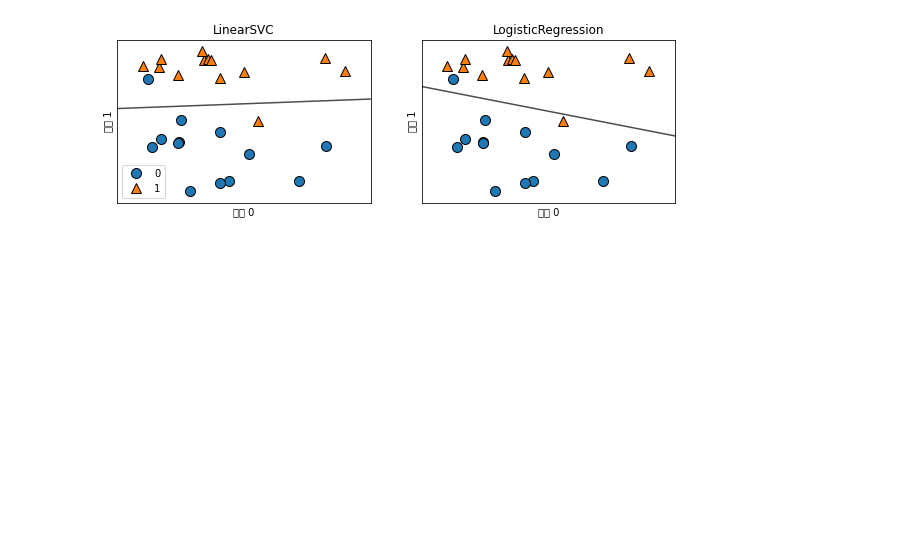
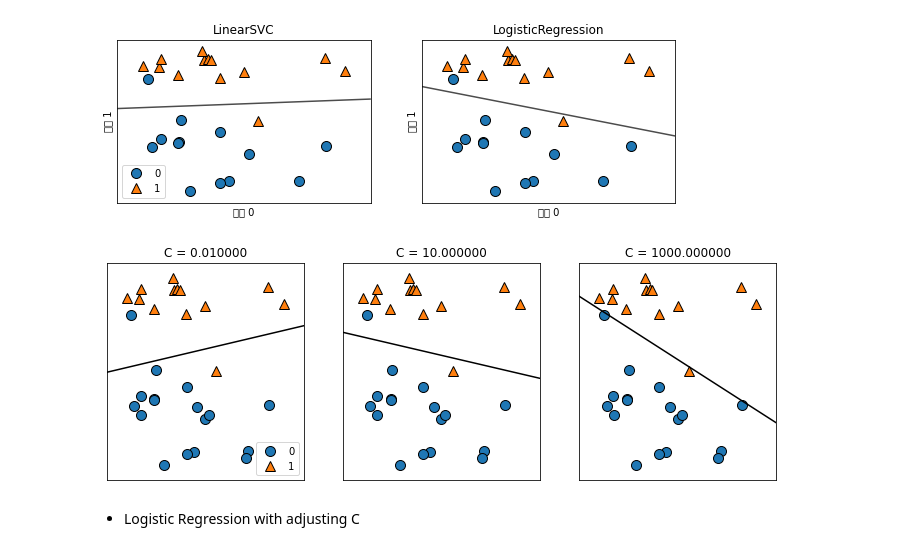
Before and after one commit to ikeven94/py_repo, a Jupyter notebook: Modeling.ipynb, the cells around one changed output. Saved outputs shown, nothing was run; the diff lists cells and outputs as text; code cells hidden in the pictures; blank space fills up the shorter version.

Commit message:
Supervised Learning Modeling

```diff
--- a/Modeling.ipynb
+++ b/Modeling.ipynb
@@ -159,3 +162,10 @@ axes[0].legend()
 # %% [output]
 <matplotlib.legend.Legend at 0x...>
 [figure]
+# %%
+# Each C value with SVM model
+mglearn.plots.plot_linear_svc_regularization()
+# %% [output]
+[figure, added]
+# %% [markdown]
+- Logistic Regression with adjusting C
```
Also changed, not shown: parts of 11 cells of this notebook.
